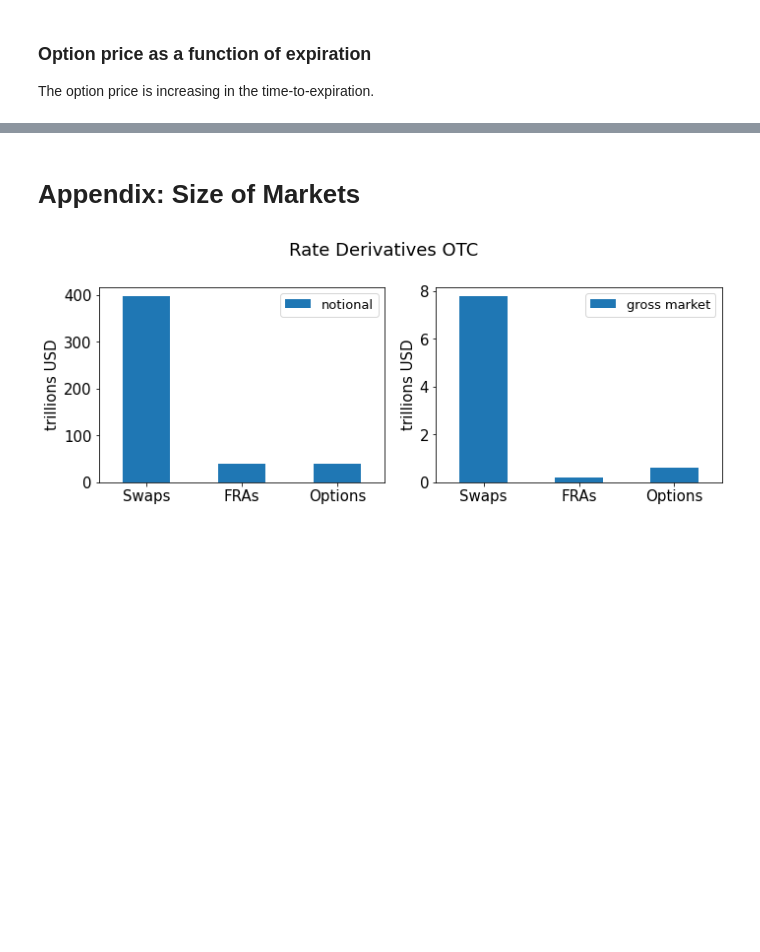
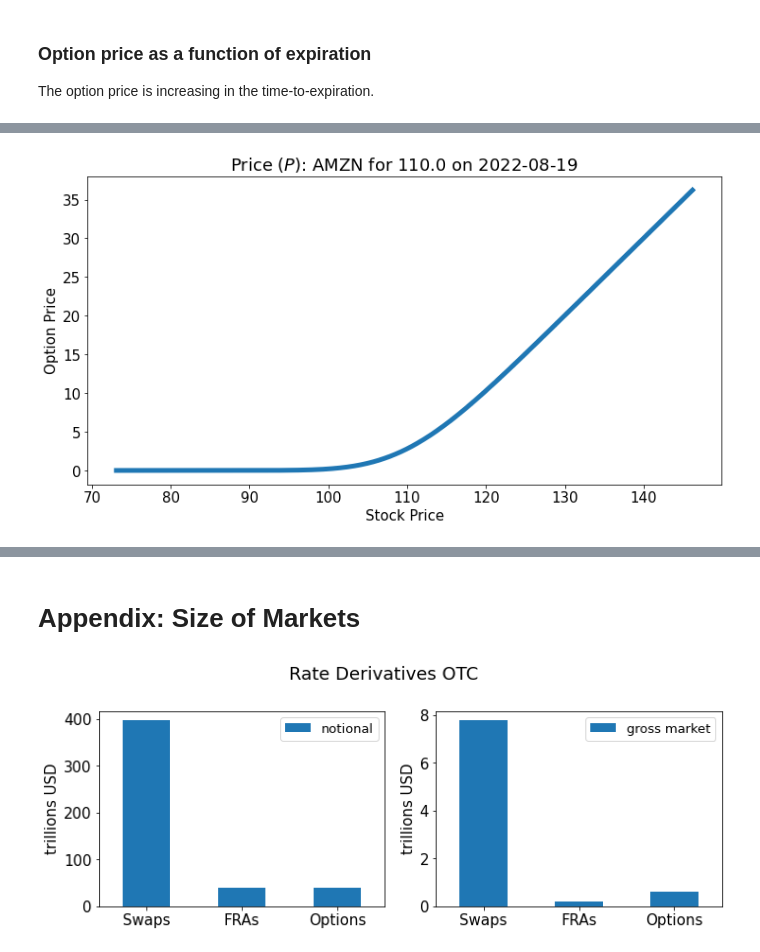
Before and after one commit to MarkHendricks/drw-markets, a Jupyter notebook: notebooks/B.4. Equity Options.ipynb, the cells around one changed output, grey strips where cells are left out. Cells and saved outputs as stored; diff of their text form; code cells hidden in the pictures; blank space fills up the shorter version.

```diff
--- a/notebooks/B.4. Equity Options.ipynb
+++ b/notebooks/B.4. Equity Options.ipynb
@@ -511,0 +590,11 @@ are, respectively, the
+# %%
+figtitle = f'Price ($P$): {TICK} for {K} on {QDATE}'
+
+dataplot = pd.Series(index=grid_px,dtype=float)
+for spot in grid_px:
+    dataplot.loc[spot] = bs_price(under=spot,strike=K,T=tau/10,rf=rf,vol=ivolC)
+
+dataplot.plot(ylabel='Option Price',xlabel='Stock Price',title=figtitle,linewidth=5)
+plt.show()
+# %% [output]
+[figure, added]
```
Also changed, not shown: parts of 78 cells of this notebook, 11 other files.
